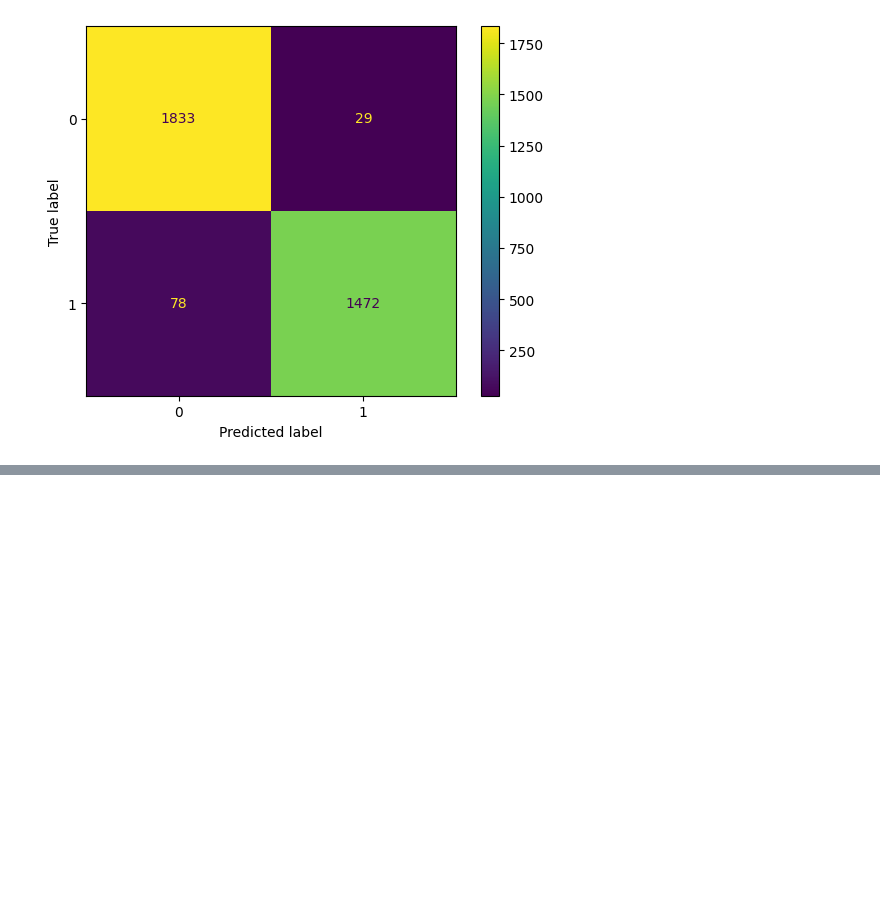
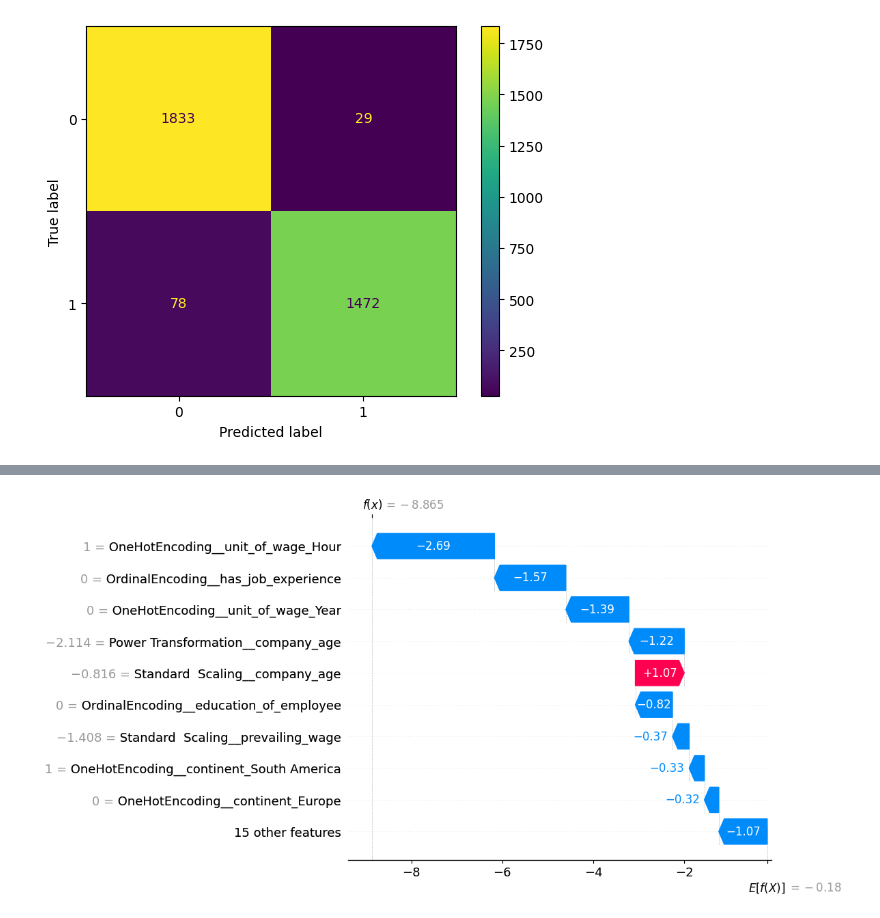
Before and after one commit to Sansi63/MLOPs-Production-Ready-Machine-Learning-Project, a Jupyter notebook: notebook/2Feature_Engineering_and_model_training.ipynb, the cells around one changed output, grey strips where cells are left out. Cells and saved outputs as stored; diff of their text form; code cells hidden in the pictures; blank space fills up the shorter version.

```diff
--- a/notebook/2Feature_Engineering_and_model_training.ipynb
+++ b/notebook/2Feature_Engineering_and_model_training.ipynb
@@ -382,0 +492,15 @@ ConfusionMatrixDisplay.from_estimator(best_model, X_test, y_test)
+# %%
+# 1. Pick one row to explain, e.g. the 5th applicant in the test set
+row_index = 5
+
+#2. Draw a waterfall plot showing how each feature pushed the prediction up or down.
+shap.plots.waterfall(
+    shap.Explanation(
+        values = shap_values[row_index],
+        base_values = explainer.expected_value,
+        data = X_test_df.iloc[row_index],
+        feature_names = feature_names
+    )
+)
+# %% [output]
+[figure, added]
```
Also changed, not shown: parts of 23 cells of this notebook, 17 other files.
